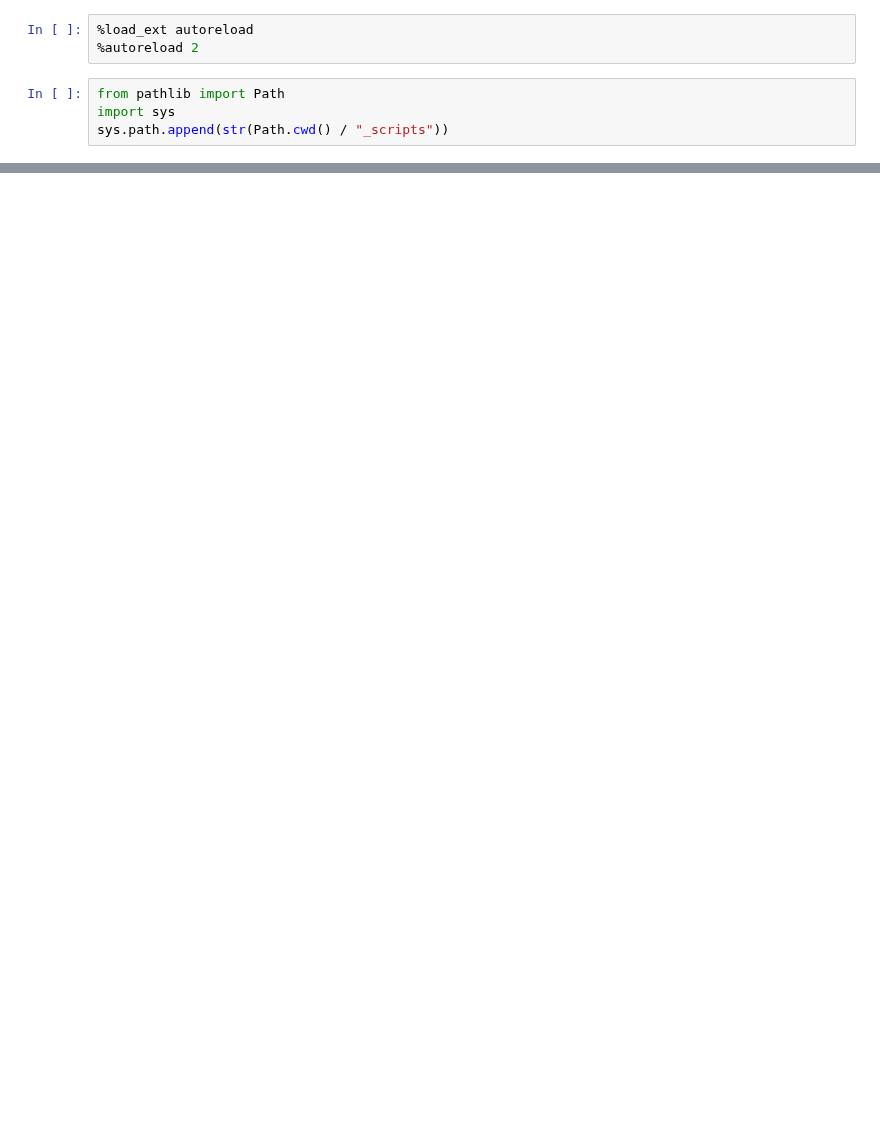
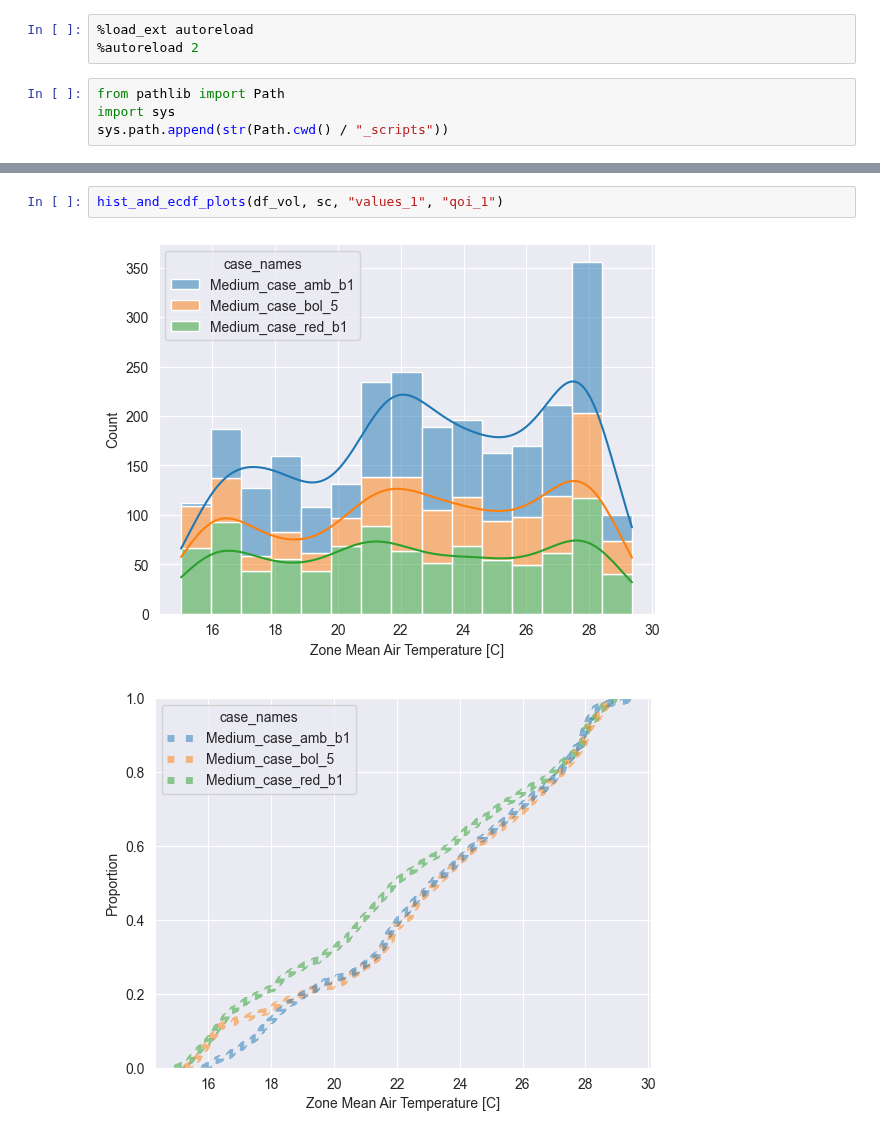
Before and after one commit to juliet29/plan2EPlus, a Jupyter notebook: _notebooks/results/t01_volume.ipynb, the cells around one changed output, grey strips where cells are left out. Cells and saved outputs as stored; diff of their text form; blank space fills up the shorter version.

```diff
--- a/_notebooks/results/t01_volume.ipynb
+++ b/_notebooks/results/t01_volume.ipynb
@@ -110,0 +55,5 @@ shape: (3, 3)
+# %%
+hist_and_ecdf_plots(df_vol, sc, "values_1", "qoi_1")
+# %% [output]
+[figure, added]
+[figure, added]
```
Also changed, not shown: parts of 16 cells of this notebook, 12 other files.
